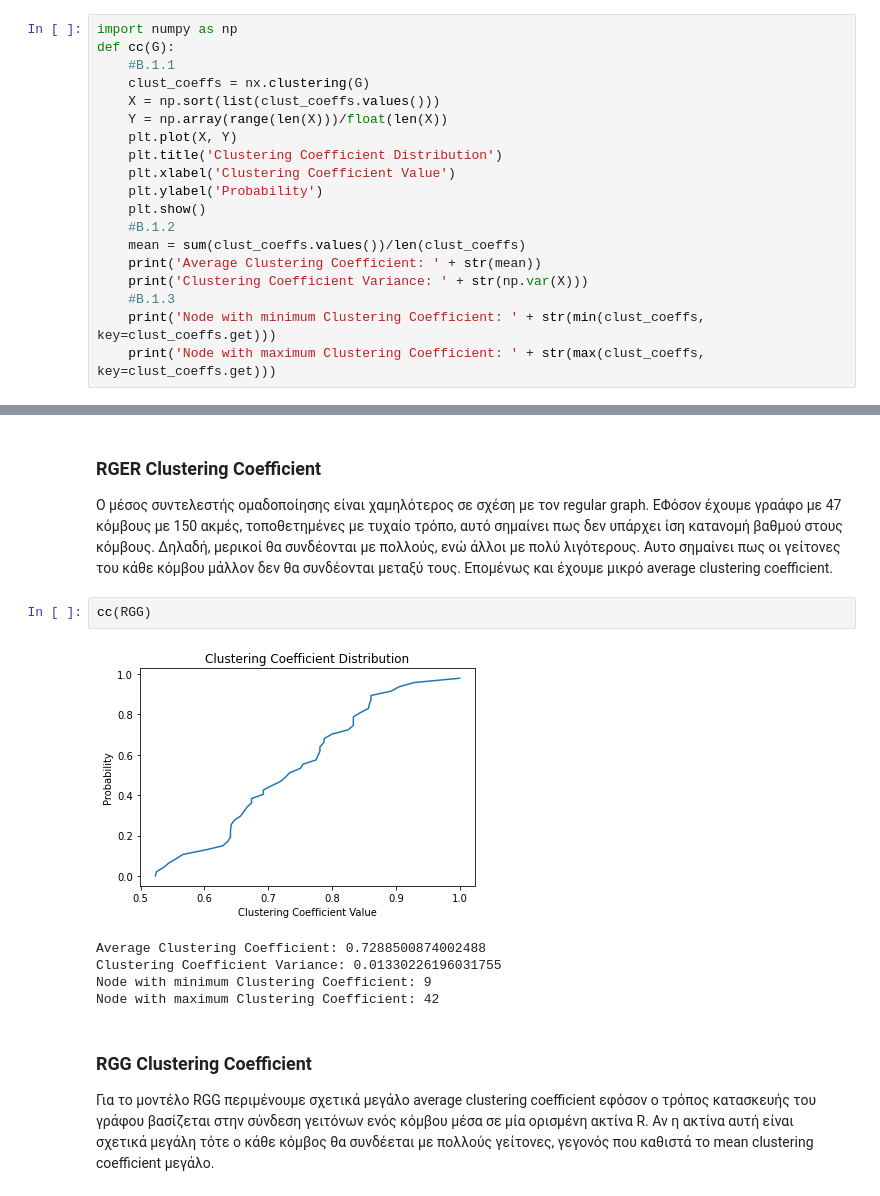
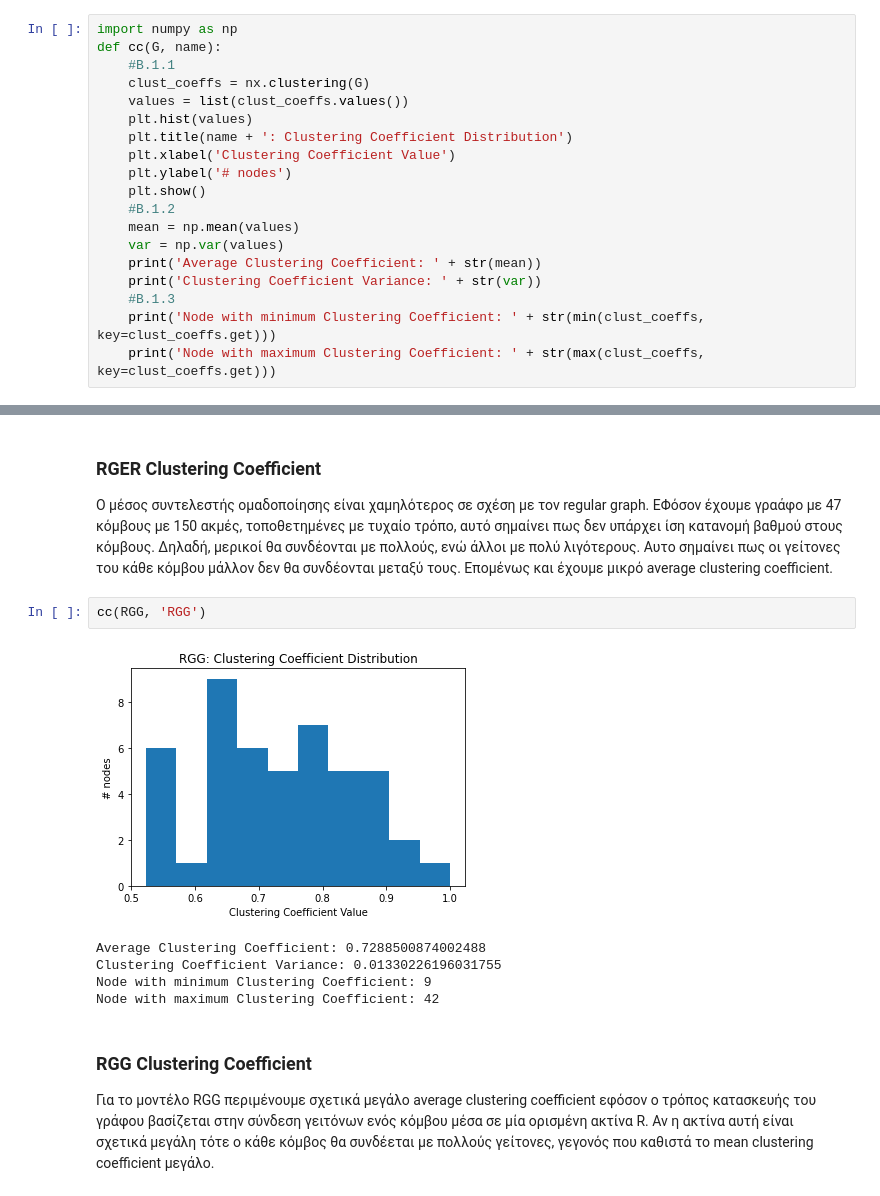
Before and after one commit to WinRout/ntua_sna, a Jupyter notebook: lab1/lab1_el18187.ipynb, the cells around one changed output, grey strips where cells are left out. Saved outputs shown, nothing was run; the diff lists cells and outputs as text.

```diff
--- a/lab1/lab1_el18187.ipynb
+++ b/lab1/lab1_el18187.ipynb
@@ -202,20 +202,20 @@ nx.draw_circular(SW)
 #### Να σχολιαστούν τα αποτελέσματα.
 # %%
 import numpy as np
-def cc(G):
+def cc(G, name):
     #B.1.1
     clust_coeffs = nx.clustering(G)
-    X = np.sort(list(clust_coeffs.values()))
-    Y = np.array(range(len(X)))/float(len(X))
-    plt.plot(X, Y)
-    plt.title('Clustering Coefficient Distribution')
+    values = list(clust_coeffs.values())
+    plt.hist(values)
+    plt.title(name + ': Clustering Coefficient Distribution')
     plt.xlabel('Clustering Coefficient Value')
-    plt.ylabel('Probability')
+    plt.ylabel('# nodes')
     plt.show()
     #B.1.2
-    mean = sum(clust_coeffs.values())/len(clust_coeffs)
+    mean = np.mean(values)
+    var = np.var(values)
     print('Average Clustering Coefficient: ' + str(mean))
-    print('Clustering Coefficient Variance: ' + str(np.var(X)))
+    print('Clustering Coefficient Variance: ' + str(var))
     #B.1.3
     print('Node with minimum Clustering Coefficient: ' + str(min(clust_coeffs, key=clust_coeffs.get)))
     print('Node with maximum Clustering Coefficient: ' + str(max(clust_coeffs, key=clust_coeffs.get)))
@@ -244,9 +244,9 @@ Node with maximum Clustering Coefficient: 13
 
 O μέσος συντελεστής ομαδοποίησης είναι χαμηλότερος σε σχέση με τον regular graph. ΕΦόσον έχουμε γραάφο με 47 κόμβους με 150 ακμές, τοποθετημένες με τυχαίο τρόπο, αυτό σημαίνει πως δεν υπάρχει ίση κατανομή βαθμού στους κόμβους. Δηλαδή, μερικοί θα συνδέονται με πολλούς, ενώ άλλοι με πολύ λιγότερους. Αυτο σημαίνει πως οι γείτονες του κάθε κόμβου μάλλον δεν θα συνδέονται μεταξύ τους. Επομένως και έχουμε μικρό average clustering coefficient.
 # %%
-cc(RGG)
+cc(RGG, 'RGG')
 # %% [output]
-[figure, old version]
+[figure, new version]
 Average Clustering Coefficient: 0.7288500874002488
 Clustering Coefficient Variance: 0.01330226196031755
 Node with minimum Clustering Coefficient: 9
```
Also changed, not shown: parts of 40 cells of this notebook.
